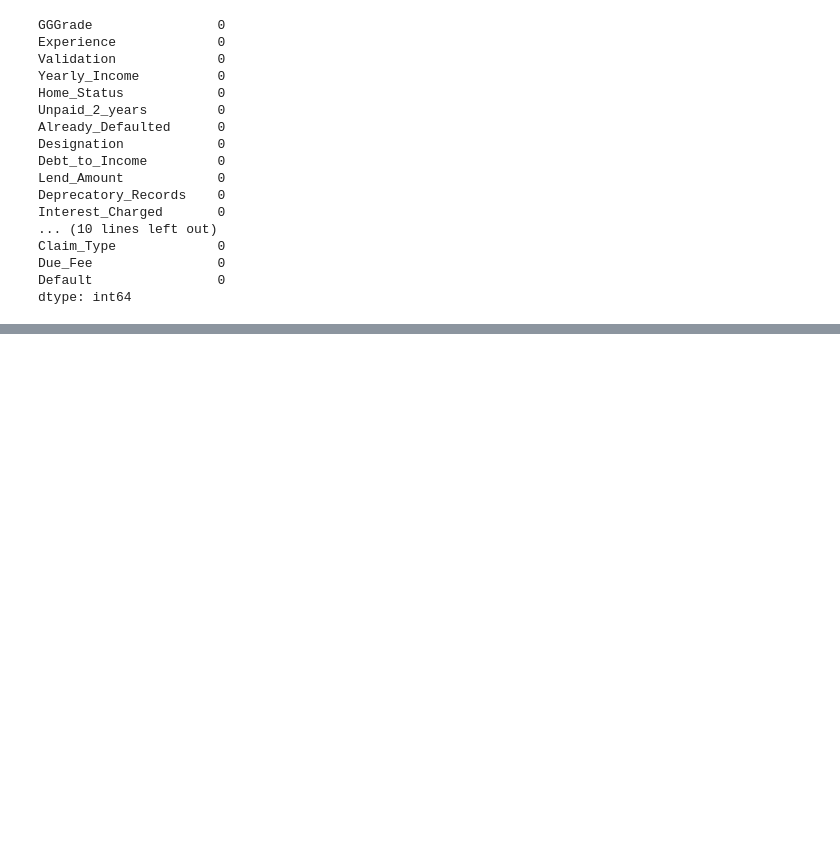
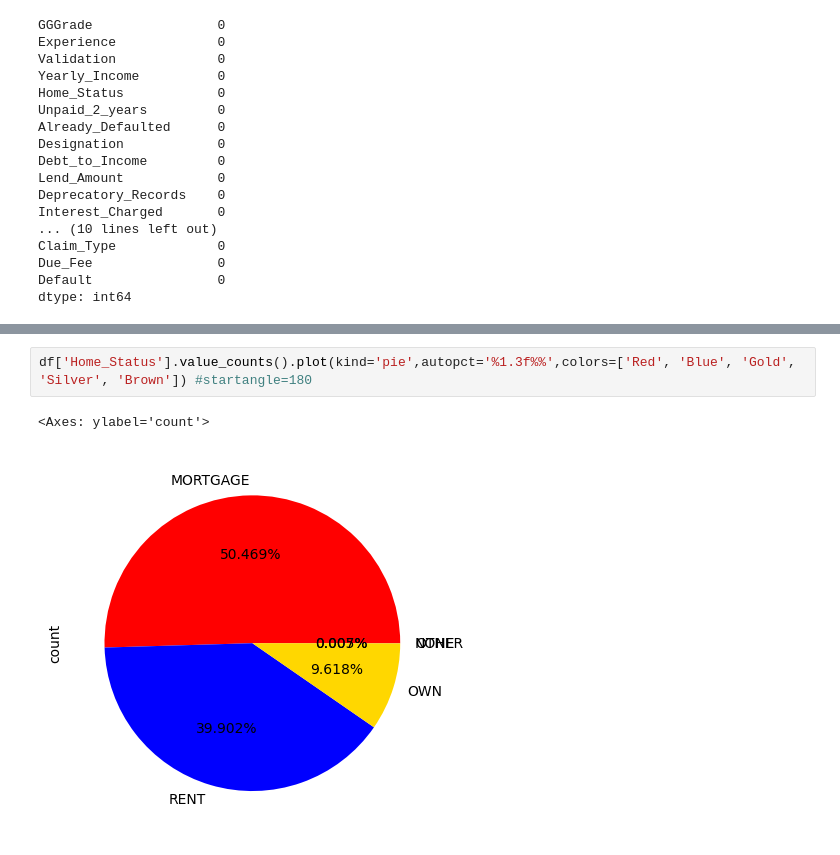
Before and after one commit to pokharel-aayush/data_science, a Jupyter notebook: Data_Train.ipynb, the cells around one changed output, grey strips where cells are left out. Cells and saved outputs as stored; diff of their text form; blank space fills up the shorter version.

```diff
--- a/Data_Train.ipynb
+++ b/Data_Train.ipynb
@@ -221,0 +276,5 @@ dtype: int64
+# %%
+df['Home_Status'].value_counts().plot(kind='pie',autopct='%1.3f%%',colors=['Red', 'Blue', 'Gold', 'Silver', 'Brown']) #startangle=180
+# %% [output]
+<Axes: ylabel='count'>
+[figure, added]
```
Also changed, not shown: parts of 8 cells of this notebook.
